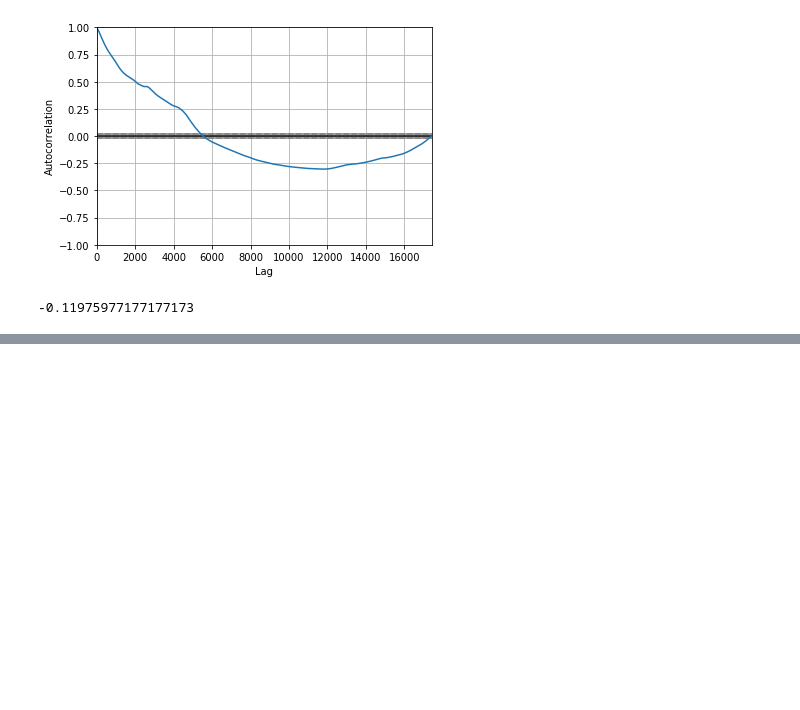
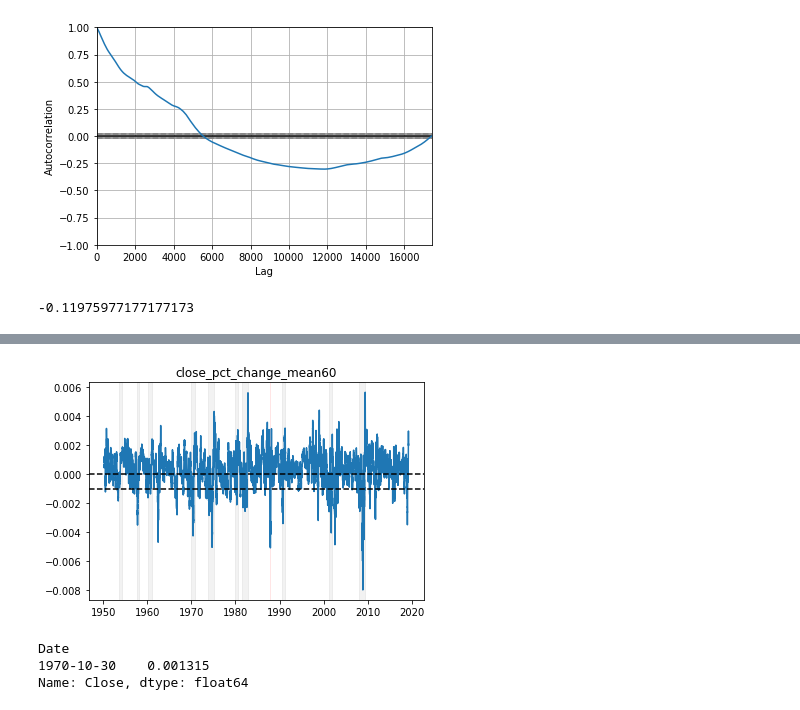
Before and after one commit to ndey96/market_crash_analysis, a Jupyter notebook: Stock Exploration.ipynb, the cells around one changed output, grey strips where cells are left out. Drawn from its saved outputs; the diff is of its cells as text; code cells hidden in the pictures; blank space fills up the shorter version.

```diff
--- a/Stock Exploration.ipynb
+++ b/Stock Exploration.ipynb
@@ -234,0 +261,44 @@ counts, bin_edges = np.histogram([1,2,2,3], bins=5)
+# %%
+recessions = [
+    ('1953-07-01', '1954-05-01'),  # Post Korean War 6.1% unemployment
+    ('1957-08-01', '1958-04-01'),  # 7.5% unemployment
+    ('1960-04-01', '1961-02-01'),  # Richard Nixon 7.1% unemployment
+    ('1969-12-01', '1970-11-01'),  # 6.1% unemployment (mild)
+    ('1973-11-01', '1975-03-01'),  # OPEC - 9% unemployment
+    ('1980-01-01', '1980-07-01'),  #
+    ('1981-07-01', '1982-11-01'),  # 10% unemployment
+    ('1990-07-01', '1991-03-01'),  # 7.8% unemployment
+    ('2001-03-01', '2001-11-01'),  # Y2K 6.3% unemployment
+    ('2007-12-01', '2009-05-01'),  # 2008
+]
+
+
+def plot_recessions():
+    # plt.axvline(x=pd.to_datetime(f'20080915', format='%Y%m%d'), linestyle='dashed', color='grey')
+    plt.axvspan(
+        pd.to_datetime('1987-10-18'),
+        pd.to_datetime('1987-10-20'),
+        alpha=0.1,
+        color='red')
+    for r in recessions:
+        plt.axvspan(
+            pd.to_datetime(r[0]), pd.to_datetime(r[1]), alpha=0.1, color='gray')
+
+plt.plot(sandp_df['Close'].pct_change().rolling(window=60).mean())
+plt.axhline(0, color='black', linestyle='dashed')
+plt.axhline(-0.001, color='black', linestyle='dashed')
+plt.title('close_pct_change_mean60')
+plot_recessions()
+# %% [output]
+[figure, added]
+# %%
+recession_rows = sandp_df['Close'].pct_change().rolling(
+    window=60).mean().loc['1969-12-01':'1970-11-01']
+start_row = recession_rows.head(1)
+end_row = recession_rows.tail(1)
+
+end_row
+# %% [output]
+Date
+1970-10-30    0.001315
+Name: Close, dtype: float64
```
Also changed, not shown: parts of 5 cells of this notebook, 2 other files.
